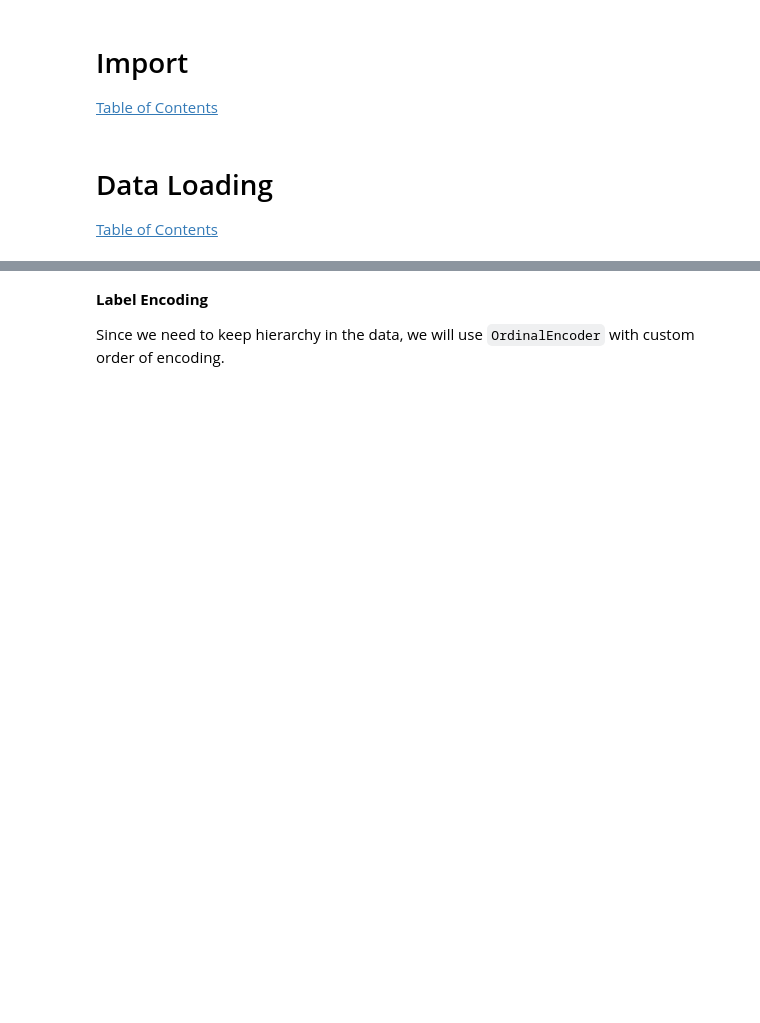
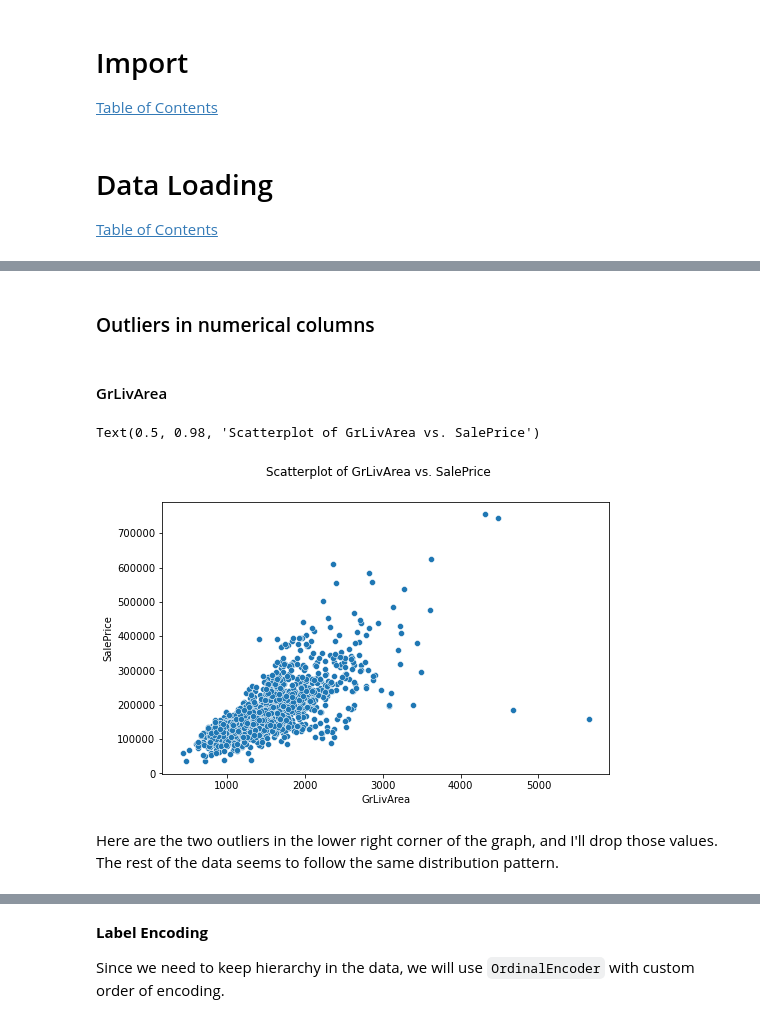
Before and after one commit to KorniiVlasenko/House-Price-Predictor-ML-Regression, a Jupyter notebook: Notebooks/Exploratory/explaratory_analysis.ipynb, the cells around one changed output, grey strips where cells are left out. Cells and saved outputs as stored; diff of their text form; code cells hidden in the pictures; blank space fills up the shorter version.

Commit message:
EDA notebook until Outliers
EDA ntbk is ready until outliers

```diff
--- a/Notebooks/Exploratory/explaratory_analysis.ipynb
+++ b/Notebooks/Exploratory/explaratory_analysis.ipynb
@@ -118,0 +304,3 @@ We've lost about `2,6 %` of data. I can't say this is great news, but we definit
+# %%
+selected_features = list(mi_scores[mi_scores > 0.13].index)
+selected_features
@@ -118,0 +327,3 @@ We've lost about `2,6 %` of data. I can't say this is great news, but we definit
+# %%
+features_for_model_training = [feature for feature in selected_features if
+                               feature not in ['1stFlrSF', 'GarageCars', 'TotRmsAbvGrd']]
@@ -118,0 +332,3 @@ We've lost about `2,6 %` of data. I can't say this is great news, but we definit
+# %%
+features_for_model_training = [feature for feature in features_for_model_training if
+                               feature not in ['KitchenQual', 'ExterQual', 'BsmtQual', 'BsmtFinSF1']]
@@ -118,0 +355,4 @@ We've lost about `2,6 %` of data. I can't say this is great news, but we definit
+# %%
+X = X[features_for_model_training]
+
+X.head(1)
@@ -118,0 +388,14 @@ We've lost about `2,6 %` of data. I can't say this is great news, but we definit
+# %% [markdown]
+### Outliers in numerical columns
+# %% [markdown]
+#### GrLivArea
+# %%
+plt.figure(figsize = (8, 5))
+sns.scatterplot(x=X['GrLivArea'], y=y)
+
+plt.suptitle('Scatterplot of GrLivArea vs. SalePrice')
+# %% [output]
+Text(0.5, 0.98, 'Scatterplot of GrLivArea vs. SalePrice')
+[figure, added]
+# %% [markdown]
+Here are the two outliers in the lower right corner of the graph, and I'll drop those values. The rest of the data seems to follow the same distribution pattern.
```
Also changed, not shown: parts of 105 cells of this notebook, 1 other file.
